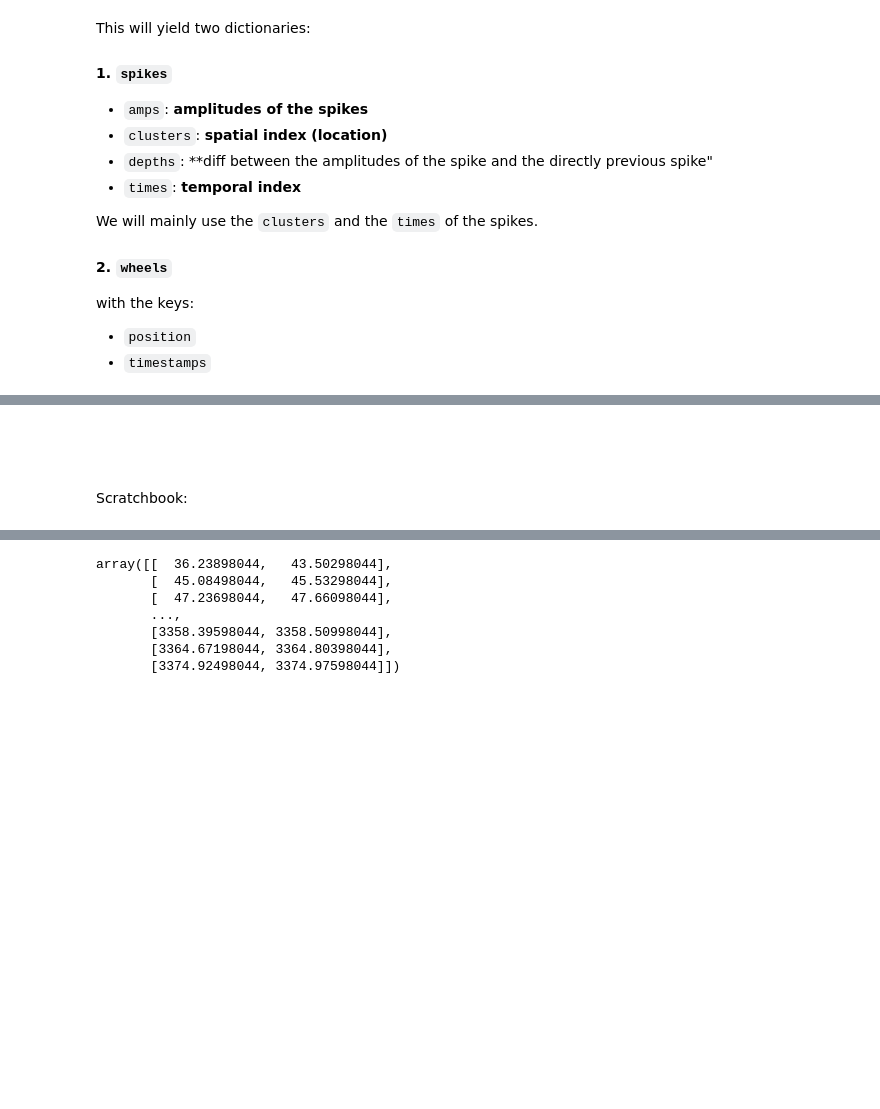
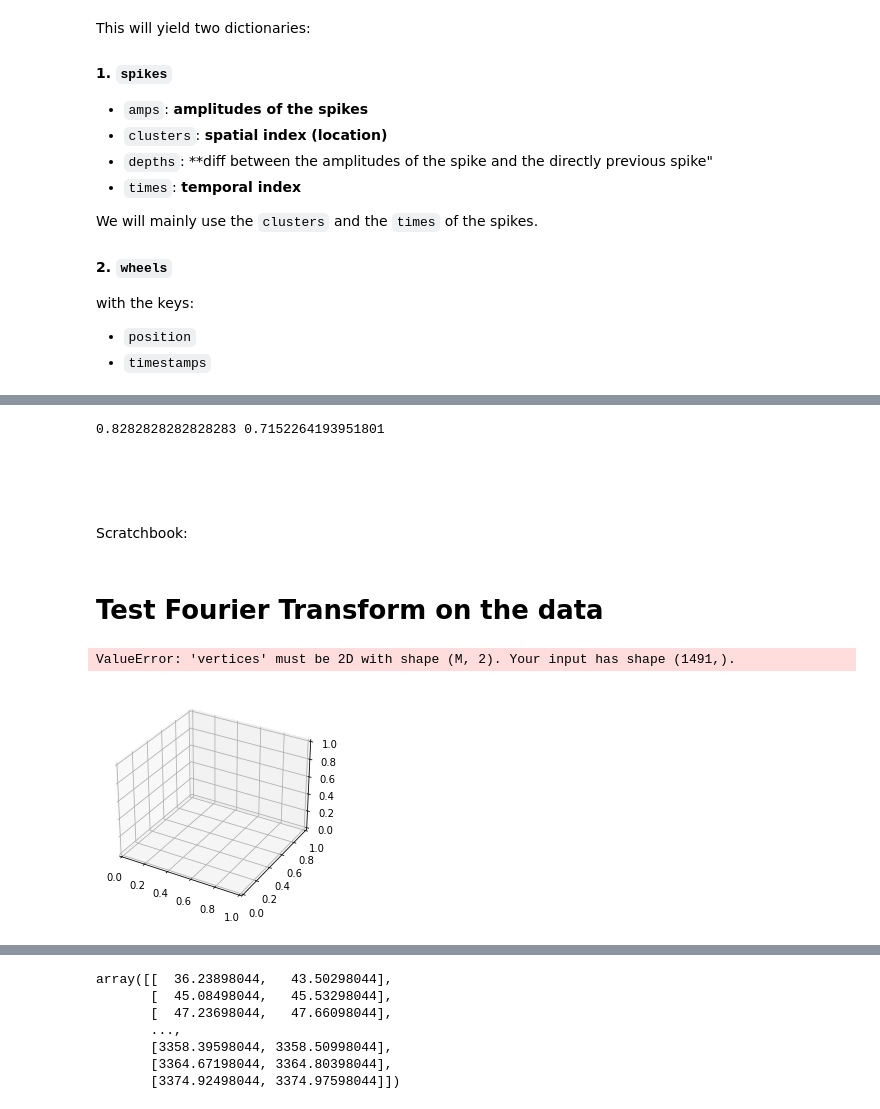
Before and after one commit to APS360-20209-T3/npix, a Jupyter notebook: data_gcp.ipynb, the cells around one changed output, grey strips where cells are left out. Drawn from its saved outputs; the diff is of its cells as text; code cells hidden in the pictures; blank space fills up the shorter version.

Commit message:
Update before migration
We will change region to get new Quota on GCP. Must push before.

```diff
--- a/data_gcp.ipynb
+++ b/data_gcp.ipynb
@@ -209,6 +515,15 @@ array([[2.],
+# %%
+testloader = torch.utils.data.DataLoader(train_data[501:600], shuffle=True, batch_size=5)
+
+acc, loss = get_accuracy_and_loss(model=model, criterion=nn.CrossEntropyLoss(), data_loader=testloader)
+print(acc, loss)
+# %% [output]
+0.8282828282828283 0.7152264193951801
 # %% [markdown]
 &nbsp;
 
 &nbsp;
 
 Scratchbook:
+# %% [markdown]
+# Test Fourier Transform on the data
@@ -214,0 +569,30 @@ Scratchbook:
+# %%
+from mpl_toolkits.mplot3d import Axes3D
+from matplotlib.collections import PolyCollection
+import matplotlib.pyplot as plt
+from matplotlib import colors as mcolors
+import numpy as np
+
+
+fig_poly = plt.figure()
+ax = fig_poly.gca(projection='3d')
+
+
+def cc(arg):
+    return mcolors.to_rgba(arg, alpha=0.6)
+
+zs = t_trial[2]
+
+poly = PolyCollection(t_vert, facecolors=[cc('r'), cc('g'), cc('b'),
+                                         cc('y')])
+poly.set_alpha(0.7)
+ax.add_collection3d(poly, zs=zs, zdir='y')
+
+ax.set_xlabel('X')
+ax.set_ylabel('Y')
+ax.set_zlabel('Z')
+
+plt.show()
+# %% [output]
+ValueError: 'vertices' must be 2D with shape (M, 2). Your input has shape (1491,).
+[figure, added]
```
Also changed, not shown: parts of 35 cells of this notebook, 2 other files.
